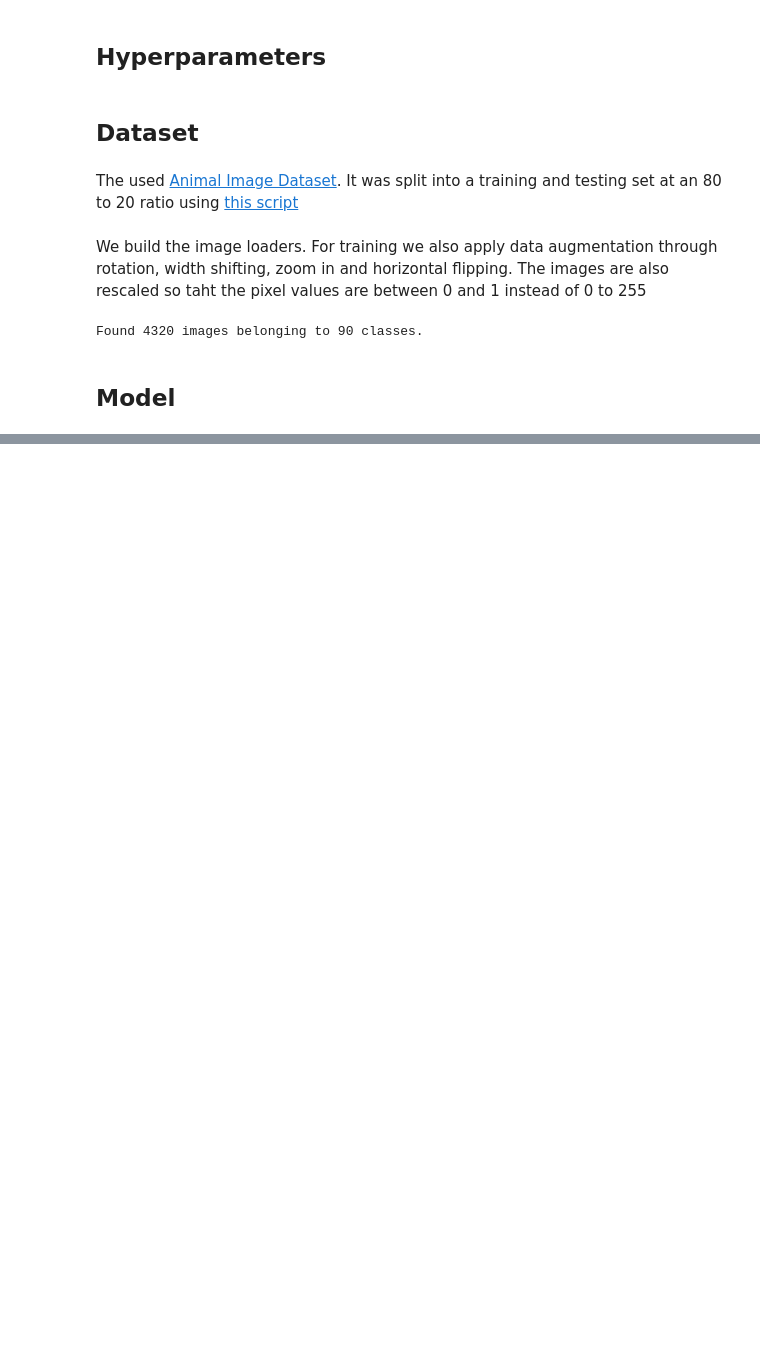
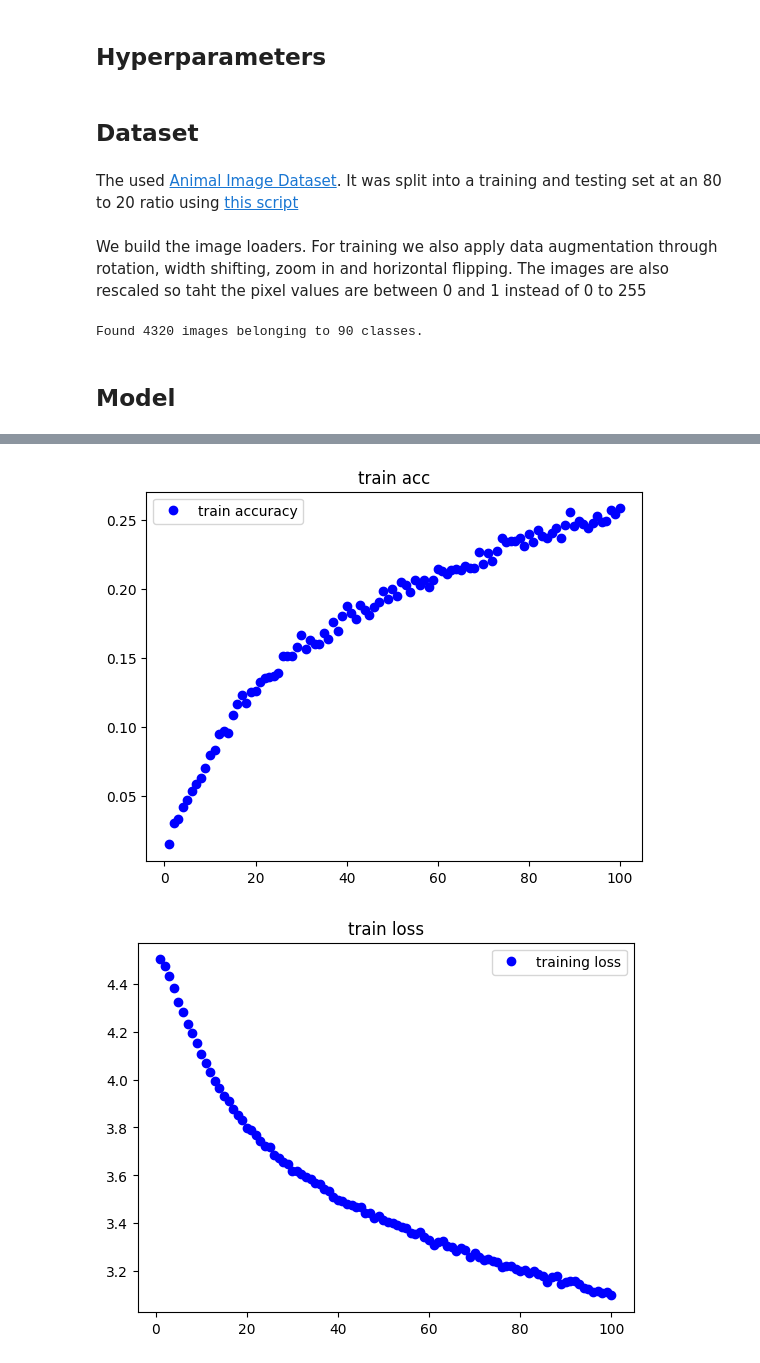
Before and after one commit to DanielSebasCM/ml_benji, a Jupyter notebook: classifier.ipynb, the cells around one changed output, grey strips where cells are left out. Drawn from its saved outputs; the diff is of its cells as text; code cells hidden in the pictures; blank space fills up the shorter version.

Commit message:
new training

```diff
--- a/classifier.ipynb
+++ b/classifier.ipynb
@@ -25,7 +25,7 @@ To enable the following instructions: AVX2 FMA, in other operations, rebuild Ten
 IMG_WIDTH, IMG_HEIGHT = 128, 128
 BATCH_SIZE = 32
 LEARNING_RATE = 0.00001
-EPOCHS = 40
+EPOCHS = 100
 # %% [markdown]
 ## Dataset
 # %% [markdown]
@@ -118,7 +118,7 @@ model.compile(
 # %%
 callbacks = [
     tf.keras.callbacks.ModelCheckpoint(
-        "animal_model_{epoch:02d}.keras",
+        "checkpoints/animal_model_{epoch:02d}.keras",
         save_freq=len(train_generator) * 5, # every 5 epochs
     ),
 ]
@@ -173,3 +165,24 @@ Test loss: 0.16967593133449554
+# %%
+acc = history.history['accuracy']
+
+loss = history.history['loss']
+
+epochs_range = range(1, len(acc) + 1)
+
+plt.plot(epochs_range, acc, "bo", label="train accuracy")
+plt.title("train acc")
+plt.legend()
+
+plt.figure()
+
+plt.plot(epochs_range, loss, "bo", label="training loss")
+plt.title("train loss")
+plt.legend()
+
+plt.show()
+# %% [output]
+[figure, added]
+[figure, added]
 # %%
 test_datagen = ImageDataGenerator(rescale=1.0 / 255)
 test_generator = test_datagen.flow_from_directory(
```
Also changed, not shown: parts of 6 cells of this notebook.
